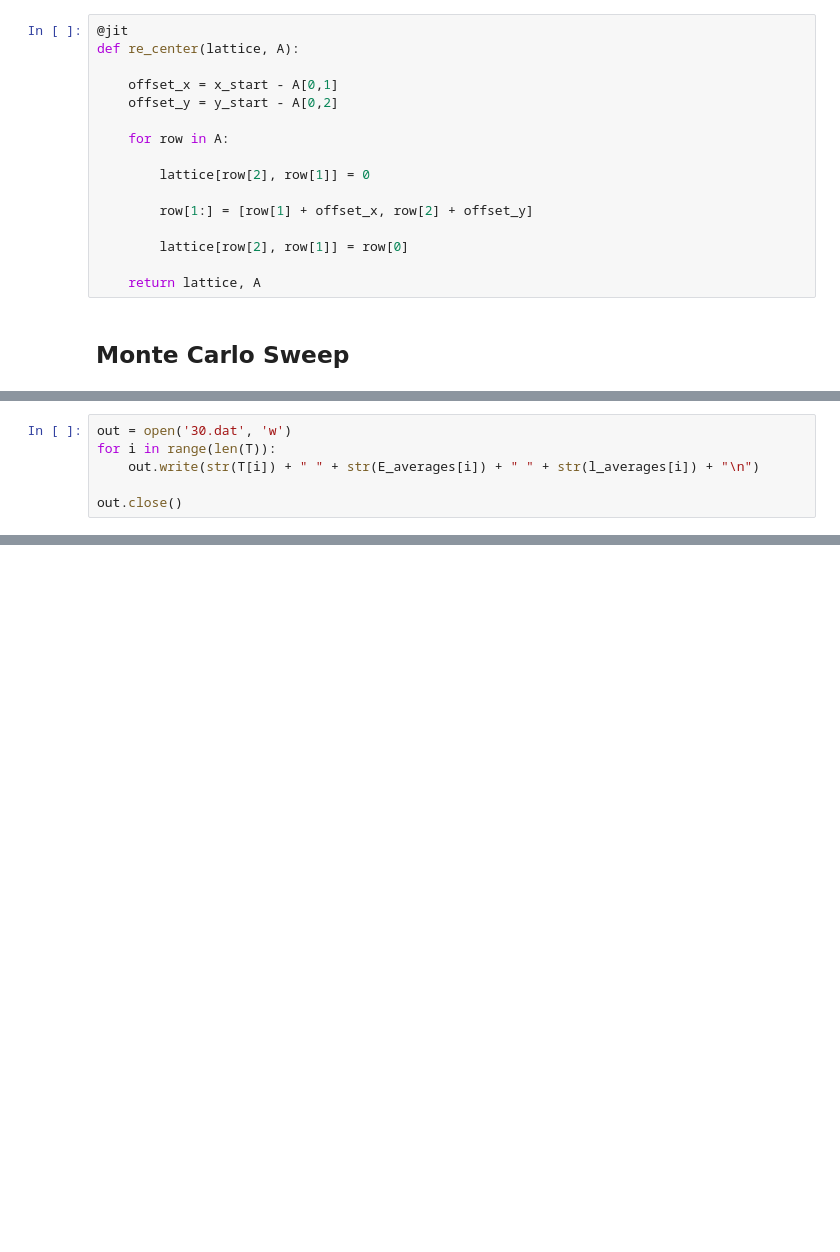
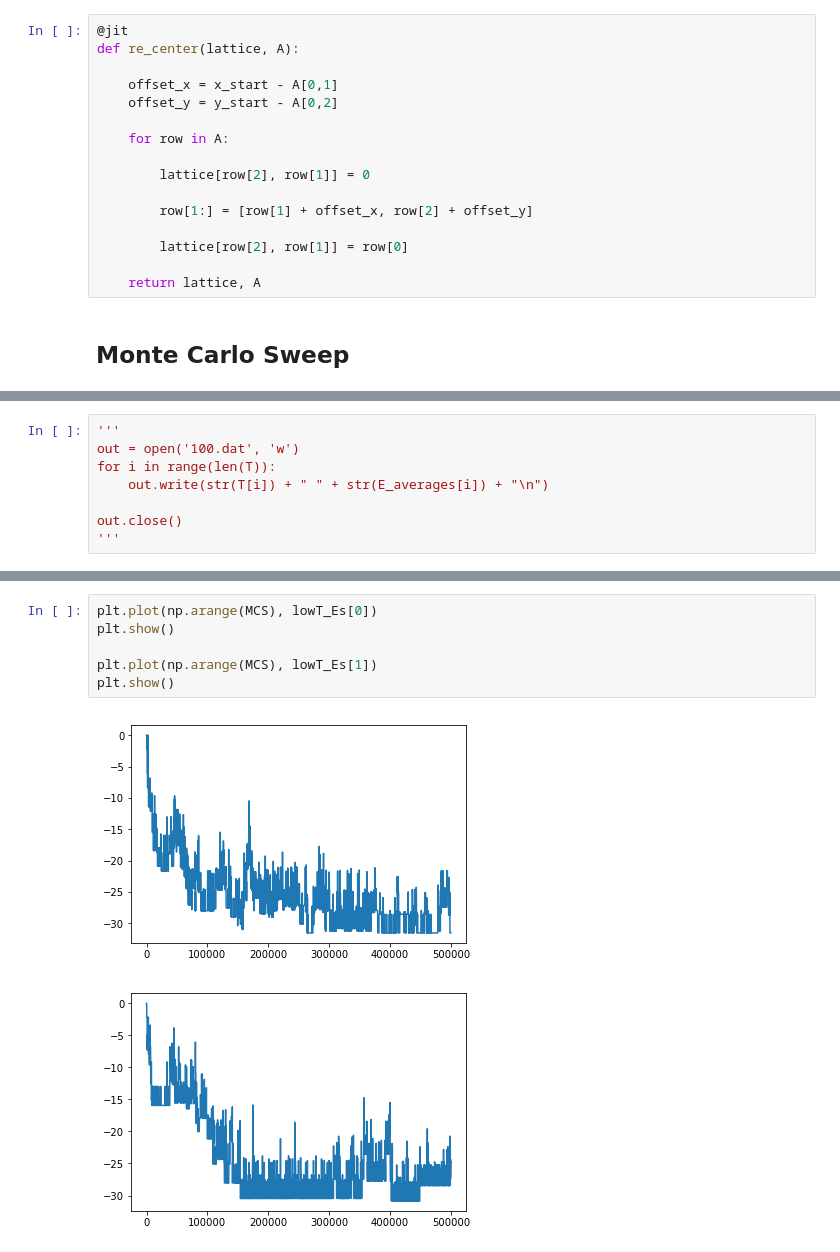
Before and after one commit to JohnPHealey/protein-folding, a Jupyter notebook: protein_folding.ipynb, the cells around one changed output, grey strips where cells are left out. Saved outputs shown, nothing was run; the diff lists cells and outputs as text; blank space fills up the shorter version.

```diff
--- a/protein_folding.ipynb
+++ b/protein_folding.ipynb
@@ -405,6 +406,8 @@ plt.show()
 # %%
-out = open('30.dat', 'w')
+'''
+out = open('100.dat', 'w')
 for i in range(len(T)):
-    out.write(str(T[i]) + " " + str(E_averages[i]) + " " + str(l_averages[i]) + "\n")
+    out.write(str(T[i]) + " " + str(E_averages[i]) + "\n")
 
 out.close()
+'''
@@ -446,0 +460,9 @@ print(E_average)
+# %%
+plt.plot(np.arange(MCS), lowT_Es[0])
+plt.show()
+
+plt.plot(np.arange(MCS), lowT_Es[1])
+plt.show()
+# %% [output]
+[figure, added]
+[figure, added]
```
Also changed, not shown: parts of 12 cells of this notebook, 9 other files.
